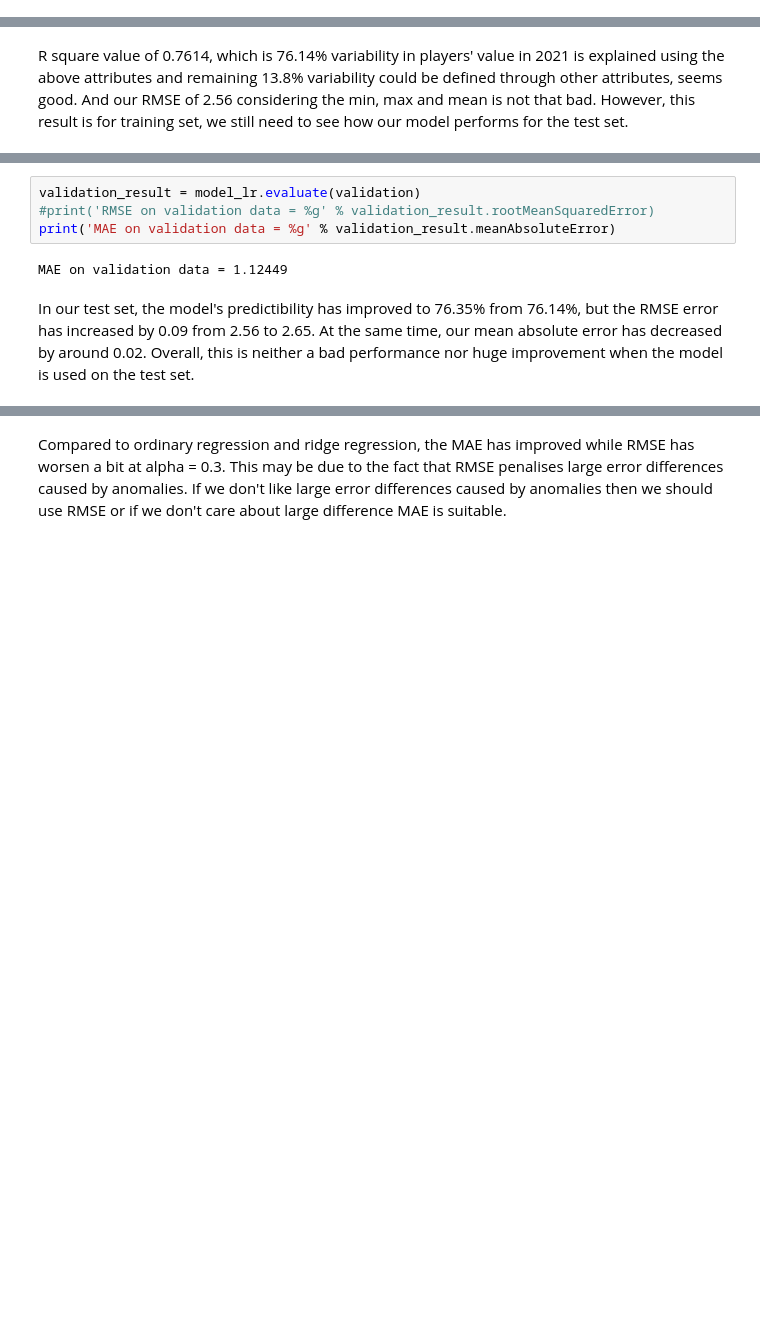
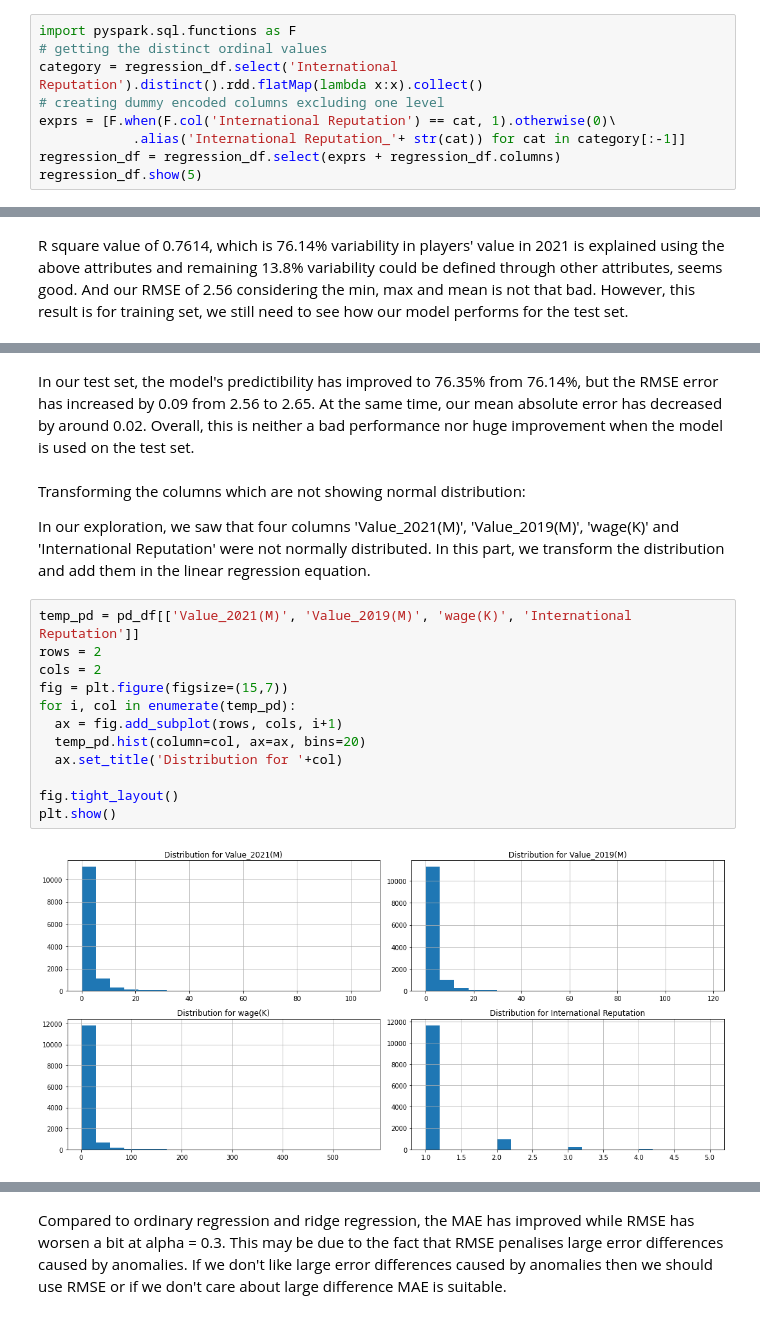
Before and after one commit to Gooner12/FIFA_2019, a Jupyter notebook: FIFA_gain_predict.ipynb, the cells around one changed output, grey strips where cells are left out. Saved outputs shown, nothing was run; the diff lists cells and outputs as text; blank space fills up the shorter version.

```diff
--- a/FIFA_gain_predict.ipynb
+++ b/FIFA_gain_predict.ipynb
@@ -473,0 +504,9 @@ Function:
+# %%
+import pyspark.sql.functions as F
+# getting the distinct ordinal values
+category = regression_df.select('International Reputation').distinct().rdd.flatMap(lambda x:x).collect()
+# creating dummy encoded columns excluding one level
+exprs = [F.when(F.col('International Reputation') == cat, 1).otherwise(0)\
+            .alias('International Reputation_'+ str(cat)) for cat in category[:-1]]
+regression_df = regression_df.select(exprs + regression_df.columns)
+regression_df.show(5)
@@ -837,9 +900,21 @@ R2 on validation data = 0.782667
-# %%
-validation_result = model_lr.evaluate(validation)
-#print('RMSE on validation data = %g' % validation_result.rootMeanSquaredError)
-print('MAE on validation data = %g' % validation_result.meanAbsoluteError)
-# %% [output]
-MAE on validation data = 1.12449
 # %% [markdown]
 In our test set, the model's predictibility has improved to 76.35% from 76.14%, but the RMSE error has increased by 0.09 from 2.56 to 2.65. At the same time, our mean absolute error has decreased by around 0.02. Overall, this is neither a bad performance nor huge improvement when the model is used on the test set.
+# %% [markdown]
+Transforming the columns which are not showing normal distribution:
+
+In our exploration, we saw that four columns 'Value_2021(M)', 'Value_2019(M)', 'wage(K)' and 'International Reputation' were not normally distributed. In this part, we transform the distribution and add them in the linear regression equation.
+# %%
+temp_pd = pd_df[['Value_2021(M)', 'Value_2019(M)', 'wage(K)', 'International Reputation']]
+rows = 2
+cols = 2
+fig = plt.figure(figsize=(15,7))
+for i, col in enumerate(temp_pd):
+  ax = fig.add_subplot(rows, cols, i+1)
+  temp_pd.hist(column=col, ax=ax, bins=20)
+  ax.set_title('Distribution for '+col)
+
+fig.tight_layout()
+plt.show()
+# %% [output]
+[figure, added]
 # %% [markdown]
```
Also changed, not shown: parts of 33 cells of this notebook.
